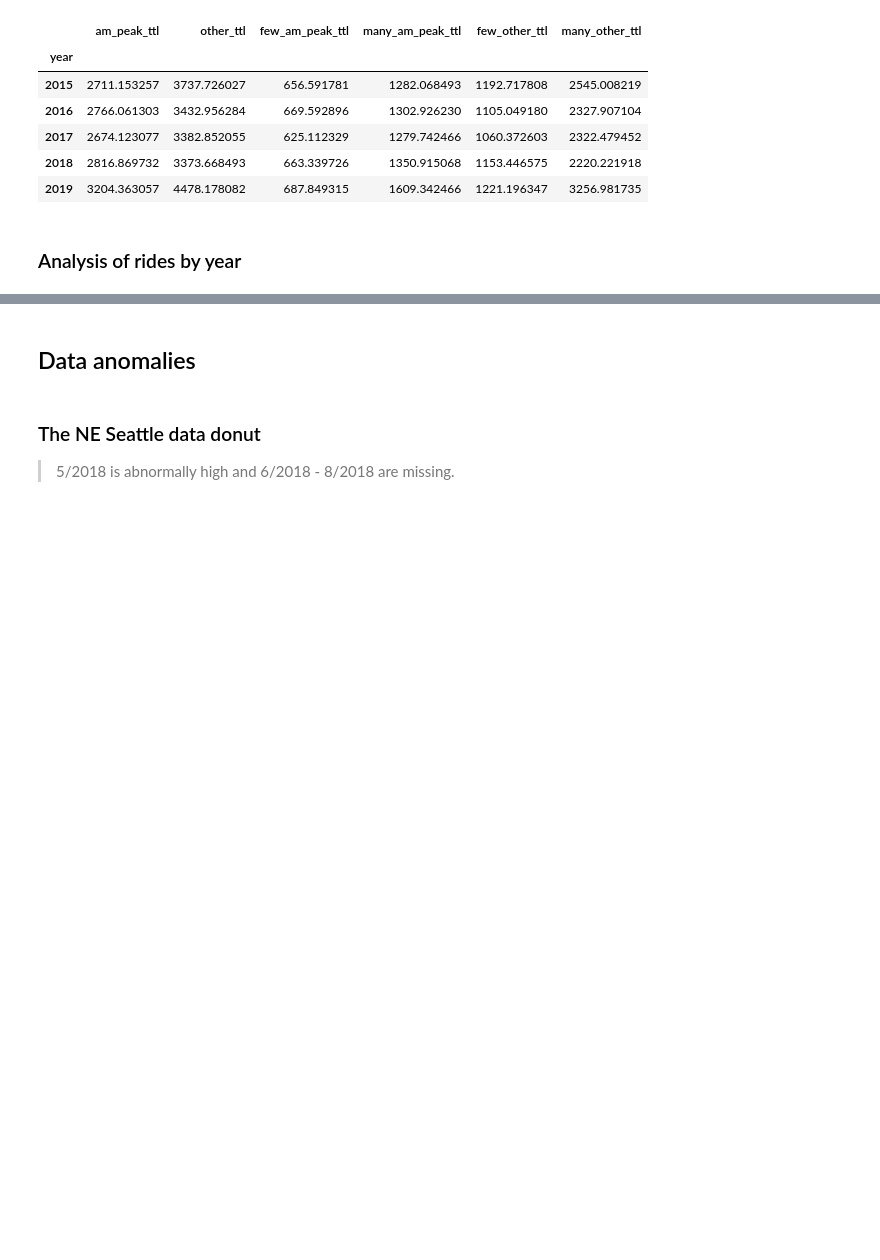
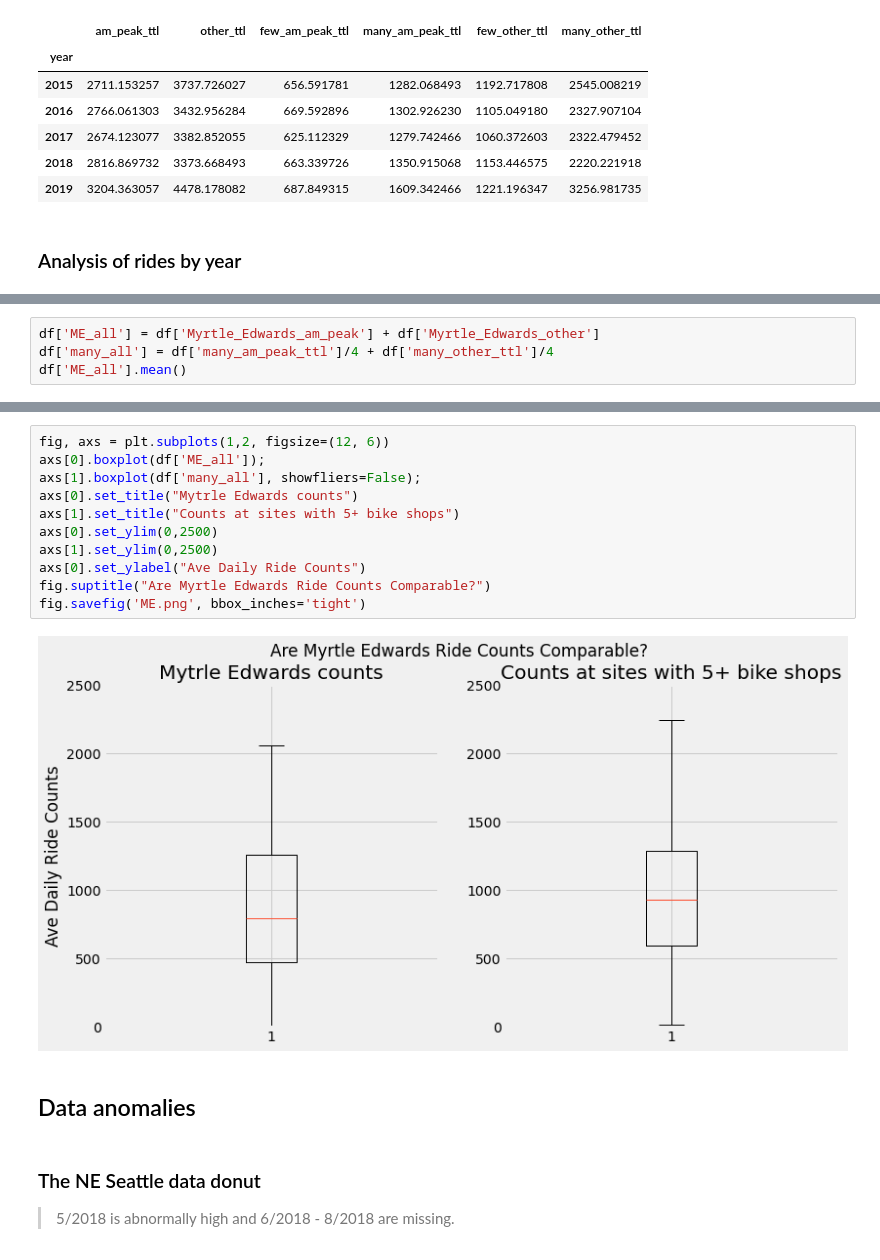
Before and after one commit to salvir1/Crank_On_Seattle_Bike_Data, a Jupyter notebook: Seattle_spins.ipynb, the cells around one changed output, grey strips where cells are left out. Saved outputs shown, nothing was run; the diff lists cells and outputs as text; blank space fills up the shorter version.

```diff
--- a/Seattle_spins.ipynb
+++ b/Seattle_spins.ipynb
@@ -484,0 +486,4 @@ ax.legend();
+# %%
+df['ME_all'] = df['Myrtle_Edwards_am_peak'] + df['Myrtle_Edwards_other']
+df['many_all'] = df['many_am_peak_ttl']/4 + df['many_other_ttl']/4
+df['ME_all'].mean()
@@ -485,3 +501,16 @@ ax.legend();
+# %%
+fig, axs = plt.subplots(1,2, figsize=(12, 6))
+axs[0].boxplot(df['ME_all']);
+axs[1].boxplot(df['many_all'], showfliers=False);
+axs[0].set_title("Mytrle Edwards counts")
+axs[1].set_title("Counts at sites with 5+ bike shops")
+axs[0].set_ylim(0,2500)
+axs[1].set_ylim(0,2500)
+axs[0].set_ylabel("Ave Daily Ride Counts")
+fig.suptitle("Are Myrtle Edwards Ride Counts Comparable?")
+fig.savefig('ME.png', bbox_inches='tight')
+# %% [output]
+[figure, added]
 # %% [markdown]
 ## Data anomalies
 # %% [markdown]
```
Also changed, not shown: parts of 15 cells of this notebook, 2 other files.
